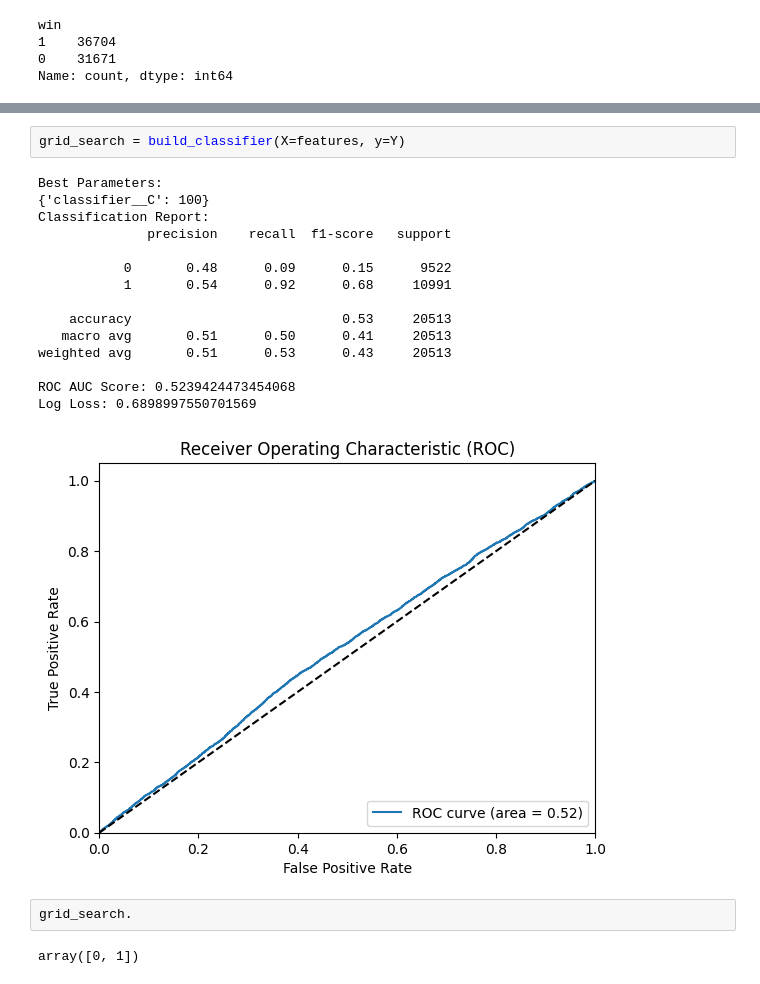
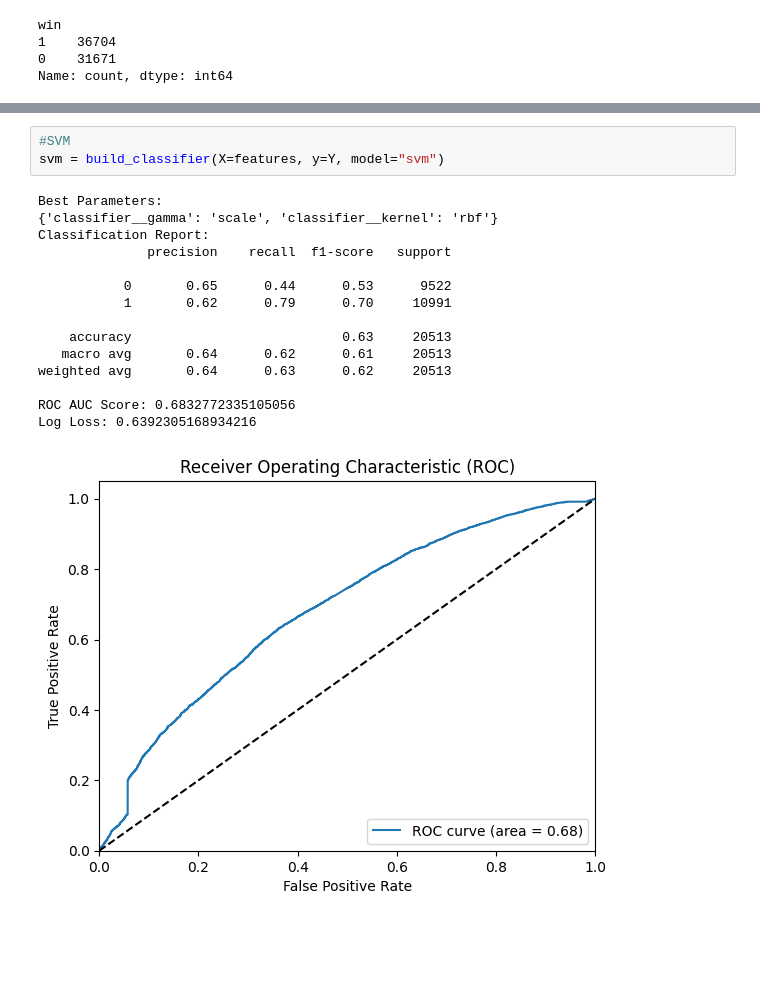
Before and after one commit to fpechierasData/lol_item_recommender, a Jupyter notebook: scratch.ipynb, the cells around one changed output, grey strips where cells are left out. Saved outputs shown, nothing was run; the diff lists cells and outputs as text; blank space fills up the shorter version.

Commit message:
Exploratory modeling with team compositions

```diff
--- a/scratch.ipynb
+++ b/scratch.ipynb
@@ -138,22 +187,19 @@ def build_classifier(X, y):
 # %%
-grid_search = build_classifier(X=features, y=Y)
+#SVM
+svm = build_classifier(X=features, y=Y, model="svm")
 # %% [output]
 Best Parameters:
-{'classifier__C': 100}
+{'classifier__gamma': 'scale', 'classifier__kernel': 'rbf'}
 Classification Report:
               precision    recall  f1-score   support
 
-           0       0.48      0.09      0.15      9522
-           1       0.54      0.92      0.68     10991
+           0       0.65      0.44      0.53      9522
+           1       0.62      0.79      0.70     10991
 
-    accuracy                           0.53     20513
-   macro avg       0.51      0.50      0.41     20513
-weighted avg       0.51      0.53      0.43     20513
+    accuracy                           0.63     20513
+   macro avg       0.64      0.62      0.61     20513
+weighted avg       0.64      0.63      0.62     20513
 
-ROC AUC Score: 0.5239424473454068
-Log Loss: 0.6898997550701569
+ROC AUC Score: 0.6832772335105056
+Log Loss: 0.6392305168934216
-[figure, old version]
+[figure, new version]
-# %%
-grid_search.
-# %% [output]
-array([0, 1])
```
Also changed, not shown: parts of 4 cells of this notebook.
